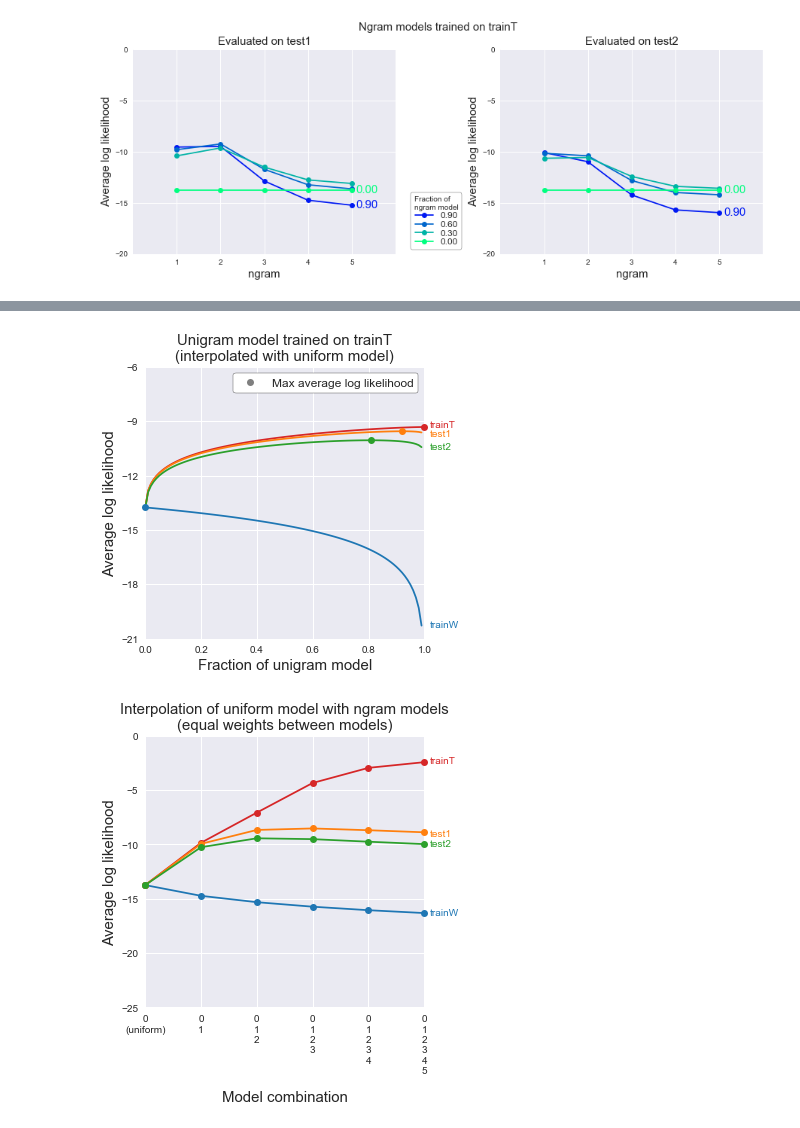
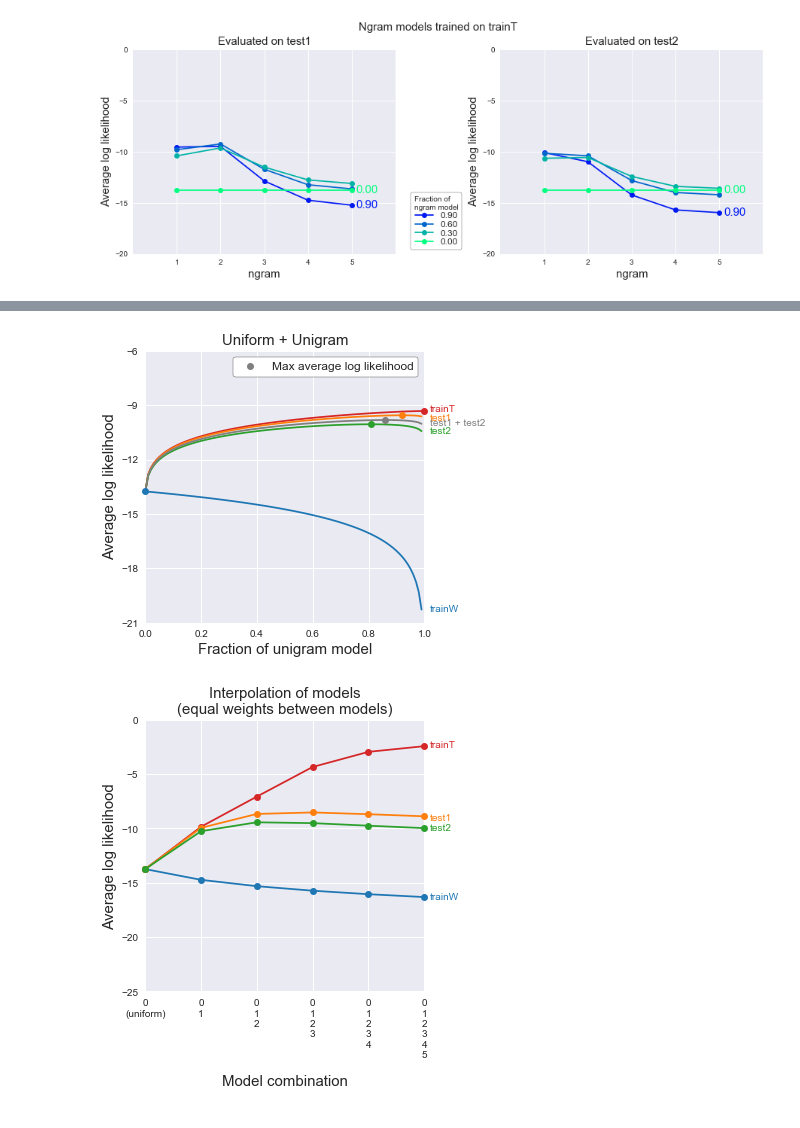
Before and after one commit to khanhnguyendata/ngram, a Jupyter notebook: ngram_models.ipynb, the cells around one changed output, grey strips where cells are left out. Saved outputs shown, nothing was run; the diff lists cells and outputs as text; code cells hidden in the pictures.

```diff
--- a/ngram_models.ipynb
+++ b/ngram_models.ipynb
@@ -127,0 +168,14 @@ plot_models(trainT, trainW, 'trainT', 'trainW')
+# %%
+def get_avg_ll_ngram_model(train_shortname, test_shortname, n, k):
+    train_padded = WordCounter(get_tokenized_sentences(file_names_lookup[train_shortname], padding=n-1))
+    test_padded = WordCounter(get_tokenized_sentences(file_names_lookup[test_shortname], padding=n-1))
+    ngram_model = MultigramModel(train_padded, n=n, k=k)
+    test_avg_ll = ngram_model.calculate_avg_ll(test_padded)
+    return ngram_model
+# %%
+for n in [3, 4, 5]:
+    print(n)
+    print('WW:', get_avg_ll_ngram_model('trainW', 'trainW', n=n, k=0).test_avg_ll)
+    print('WT:', get_avg_ll_ngram_model('trainW', 'trainT', n=n, k=0).test_avg_ll)
+    print('TT:', get_avg_ll_ngram_model('trainT', 'trainT', n=n, k=1).test_avg_ll)
+    print('TW:', get_avg_ll_ngram_model('trainT', 'trainW', n=n, k=1).test_avg_ll)
@@ -160,12 +230,13 @@ class CondProb:
 
     def get_test_condprobs(self, test_file):
         test_token_count = sum(len(sentence) for sentence in get_tokenized_sentences(test_file))
-        test_condprobs = np.zeros((test_token_count, 6))
+        test_condprobs = np.zeros((test_token_count, 7))
         test_condprobs[:, 0] = self.uniform_prob
 
         row = 0
-        for sentence in get_tokenized_sentences(test_file):
+        for sentence_index, sentence in enumerate(get_tokenized_sentences(test_file)):
             for i, token in enumerate(sentence):
+                test_condprobs[row, 6] = sentence_index
                 for n in range(1, 6):
                     ngram_start = i + 1 - n
                     ngram_end = i + 1
@@ -271,36 +395,41 @@ avg_lls_TT = [calculate_avg_ll(test_condprobsTT, [0, 1], weights=[1-unigram_weig
 avg_lls_TW = [calculate_avg_ll(test_condprobsTW, [0, 1], weights=[1-unigram_weight, unigram_weight]) for unigram_weight in unigram_weights]
 avg_lls_T1 = [calculate_avg_ll(test_condprobsT1, [0, 1], weights=[1-unigram_weight, unigram_weight]) for unigram_weight in unigram_weights]
 avg_lls_T2 = [calculate_avg_ll(test_condprobsT2, [0, 1], weights=[1-unigram_weight, unigram_weight]) for unigram_weight in unigram_weights]
+avg_lls_T12 = [calculate_avg_ll(np.vstack([test_condprobsT1, test_condprobsT2]), [0, 1], weights=[1-unigram_weight, unigram_weight]) for unigram_weight in unigram_weights]
 # %%
 fig, ax = plt.subplots(figsize=(5, 5))
 ax.plot(full_unigram_weights, avg_lls_TT, color='tab:red')
 ax.plot(unigram_weights, avg_lls_TW, color='tab:blue')
 ax.plot(unigram_weights, avg_lls_T1, color='tab:orange')
 ax.plot(unigram_weights, avg_lls_T2, color='tab:green')
+ax.plot(unigram_weights, avg_lls_T12, color='tab:gray')
 
 ax.text(1.02, avg_lls_TT[-1]+0.1, s='trainT', va='center', color='tab:red', fontsize=10)
 ax.text(1.02, avg_lls_TW[-1], s='trainW', va='center', color='tab:blue', fontsize=10)
 ax.text(1.02, avg_lls_T1[-1]-0.1, s='test1', va='center', color='tab:orange', fontsize=10)
 ax.text(1.02, avg_lls_T2[-1], s='test2', va='center', color='tab:green', fontsize=10)
+ax.text(1.02, avg_lls_T12[-1], s='test1 + test2', va='center', color='tab:gray', fontsize=10)
 
 ax.set_xticks(np.arange(0, 1.1, 0.2))
 ax.set_yticks(np.arange(-21, -5, 3))
 ax.set_xlim(0, 1)
 ax.set_ylim(-21, -6)
 
 ax.plot(full_unigram_weights[np.argmax(avg_lls_TT)], max(avg_lls_TT), 'o', color='tab:red', clip_on=False)
 ax.plot(unigram_weights[np.argmax(avg_lls_TW)], max(avg_lls_TW), 'o', color='tab:blue', clip_on=False)
 ax.plot(unigram_weights[np.argmax(avg_lls_T1)], max(avg_lls_T1), 'o', color='tab:orange', clip_on=False)
 ax.plot(unigram_weights[np.argmax(avg_lls_T2)], max(avg_lls_T2), 'o', color='tab:green', clip_on=False)
+ax.plot(unigram_weights[np.argmax(avg_lls_T12)], max(avg_lls_T12), 'o', color='tab:gray', clip_on=False)
 ax.plot(100, 100, 'o', color='tab:gray', label='Max average log likelihood')
 
 ax.set_xlabel('Fraction of unigram model')
 ax.set_ylabel('Average log likelihood')
-ax.set_title('Unigram model trained on trainT\n(interpolated with uniform model)', fontsize=15)
+ax.set_title('Uniform + Unigram', fontsize=15)
 ax.legend(**legend_opts)
+fig.savefig('viz/bias_variance_with_test1&2.png', bbox_inches='tight')
 plt.show()
 # %% [output]
-[figure, old version]
+[figure, new version]
 # %%
 cols = []
 avg_lls_TT = []
@@ -341,12 +470,12 @@ ax.set_ylim(-25, 0)
 
 ax.set_xlabel('Model combination')
 ax.set_ylabel('Average log likelihood')
-ax.set_title('Interpolation of uniform model with ngram models\n(equal weights between models)', fontsize=15)
+ax.set_title('Interpolation of models\n(equal weights between models)', fontsize=15)
 
-fig.savefig('viz/combination.png', bbox_inches='tight')
+fig.savefig('viz/what_combination.png', bbox_inches='tight')
 plt.show()
 # %% [output]
-[figure, old version]
+[figure, new version]
 # %%
 col_combinations = []
 for n_models in range(1, 6):
```
Also changed, not shown: parts of 65 cells of this notebook, 40 other files.
